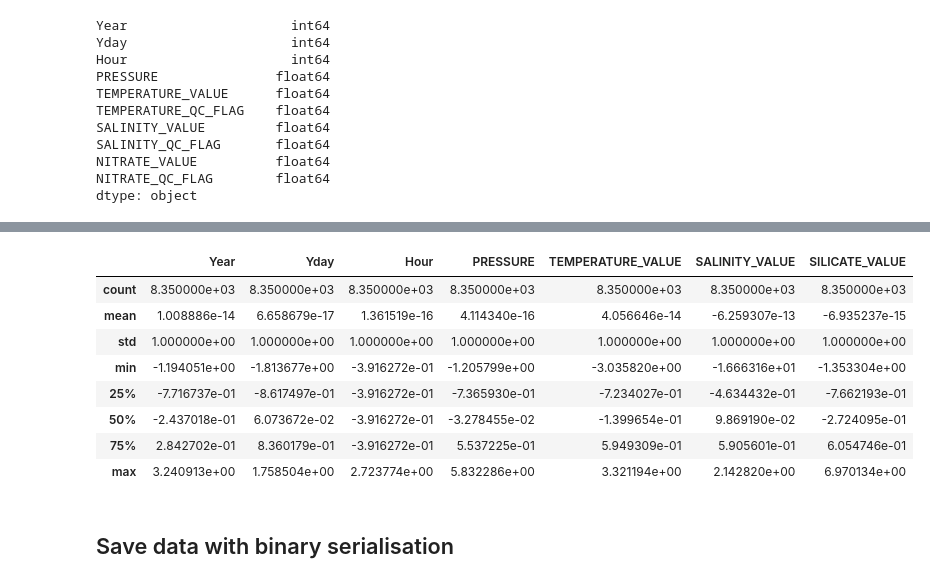
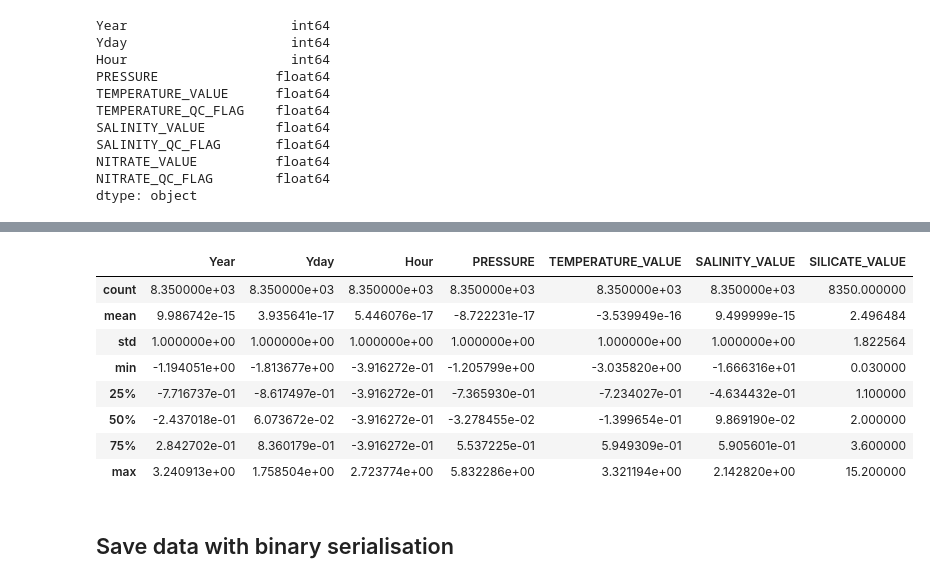
Before and after one commit to SteefanContractor/OceanML, a Jupyter notebook: script/data_preparation.ipynb, the cells around one changed output, grey strips where cells are left out. Cells and saved outputs as stored; diff of their text form; code cells hidden in the pictures.

```diff
--- a/script/data_preparation.ipynb
+++ b/script/data_preparation.ipynb
@@ -5,7 +5,7 @@ import matplotlib.pyplot as plt
 import seaborn as sns
 %matplotlib inline
 # %%
-rawdat = pd.read_csv("/home/z3289452/sci-maths-ocean/shared/PEOPLE/Steefan/Ship_data/NRSPHB_1953_2010.csv")
+rawdat = pd.read_csv("/srv/scratch/z3289452/OceanDataScience/Ship_data/NRSPHB_1953_2010.csv")
 # %%
 rawdat.columns
 # %% [output]
@@ -274,0 +338,6 @@ phosphate.describe()
+# %%
+stats = silicate.describe()
+stats['SILICATE_VALUE']['mean'] = 0
+stats['SILICATE_VALUE']['std'] = 1
+stats = stats.transpose()
+stats
@@ -275,18 +356,18 @@ phosphate.describe()
 # %%
 silicate.SILICATE_VALUE = pd.to_numeric(silicate.SILICATE_VALUE)
-silicate = (silicate - silicate.mean())/silicate.std()
+silicate = (silicate - stats['mean'])/stats['std']
 silicate.drop(columns=['TEMPERATURE_QC_FLAG','SALINITY_QC_FLAG','SILICATE_QC_FLAG'], inplace=True)
 silicate.describe()
 # %% [output]
 |  | Year | Yday | Hour | PRESSURE | TEMPERATURE_VALUE | SALINITY_VALUE | SILICATE_VALUE |
-| count | 8.350000e+03 | 8.350000e+03 | 8.350000e+03 | 8.350000e+03 | 8.350000e+03 | 8.350000e+03 | 8.350000e+03 |
-| mean | 1.008886e-14 | 6.658679e-17 | 1.361519e-16 | 4.114340e-16 | 4.056646e-14 | -6.259307e-13 | -6.935237e-15 |
-| std | 1.000000e+00 | 1.000000e+00 | 1.000000e+00 | 1.000000e+00 | 1.000000e+00 | 1.000000e+00 | 1.000000e+00 |
-| min | -1.194051e+00 | -1.813677e+00 | -3.916272e-01 | -1.205799e+00 | -3.035820e+00 | -1.666316e+01 | -1.353304e+00 |
-| 25% | -7.716737e-01 | -8.617497e-01 | -3.916272e-01 | -7.365930e-01 | -7.234027e-01 | -4.634432e-01 | -7.662193e-01 |
-| 50% | -2.437018e-01 | 6.073672e-02 | -3.916272e-01 | -3.278455e-02 | -1.399654e-01 | 9.869190e-02 | -2.724095e-01 |
-| 75% | 2.842702e-01 | 8.360179e-01 | -3.916272e-01 | 5.537225e-01 | 5.949309e-01 | 5.905601e-01 | 6.054746e-01 |
-| max | 3.240913e+00 | 1.758504e+00 | 2.723774e+00 | 5.832286e+00 | 3.321194e+00 | 2.142820e+00 | 6.970134e+00 |
+| count | 8.350000e+03 | 8.350000e+03 | 8.350000e+03 | 8.350000e+03 | 8.350000e+03 | 8.350000e+03 | 8350.000000 |
+| mean | 9.986742e-15 | 3.935641e-17 | 5.446076e-17 | -8.722231e-17 | -3.539949e-16 | 9.499999e-15 | 2.496484 |
+| std | 1.000000e+00 | 1.000000e+00 | 1.000000e+00 | 1.000000e+00 | 1.000000e+00 | 1.000000e+00 | 1.822564 |
+| min | -1.194051e+00 | -1.813677e+00 | -3.916272e-01 | -1.205799e+00 | -3.035820e+00 | -1.666316e+01 | 0.030000 |
+| 25% | -7.716737e-01 | -8.617497e-01 | -3.916272e-01 | -7.365930e-01 | -7.234027e-01 | -4.634432e-01 | 1.100000 |
+| 50% | -2.437018e-01 | 6.073672e-02 | -3.916272e-01 | -3.278455e-02 | -1.399654e-01 | 9.869190e-02 | 2.000000 |
+| 75% | 2.842702e-01 | 8.360179e-01 | -3.916272e-01 | 5.537225e-01 | 5.949309e-01 | 5.905601e-01 | 3.600000 |
+| max | 3.240913e+00 | 1.758504e+00 | 2.723774e+00 | 5.832286e+00 | 3.321194e+00 | 2.142820e+00 | 15.200000 |
 # %% [markdown]
 ## Save data with binary serialisation
 # %%
```
Also changed, not shown: parts of 8 cells of this notebook, 4 other files.
